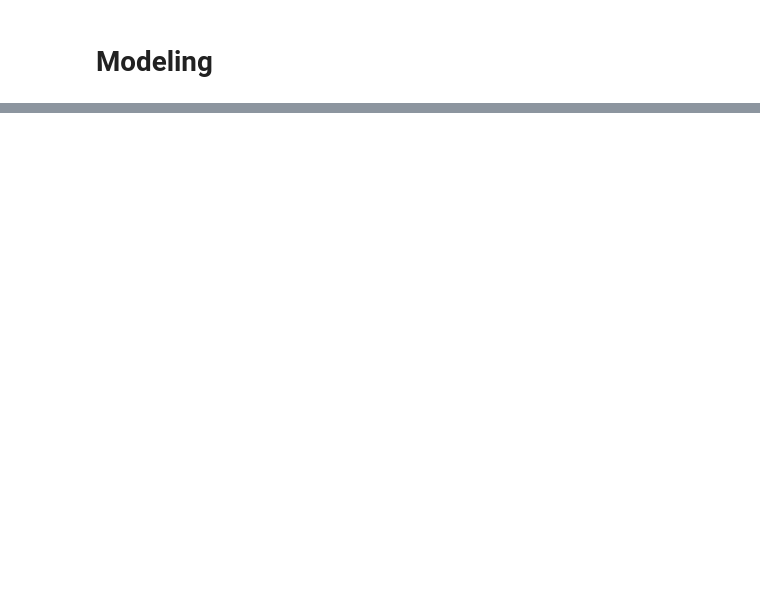
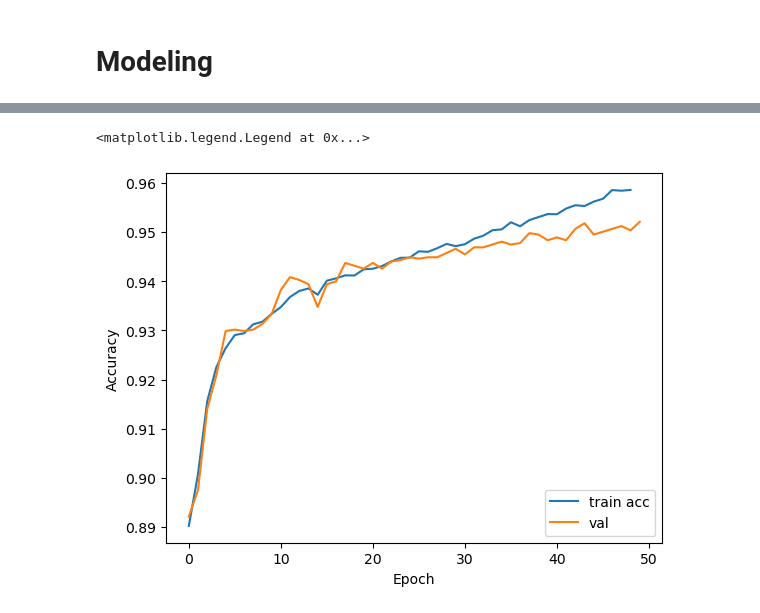
Before and after one commit to geckoslab/ai-models, a Jupyter notebook: notebooks/nlp-summarization-text.ipynb, the cells around one changed output, grey strips where cells are left out. Saved outputs shown, nothing was run; the diff lists cells and outputs as text; code cells hidden in the pictures; blank space fills up the shorter version.

```diff
--- a/notebooks/nlp-summarization-text.ipynb
+++ b/notebooks/nlp-summarization-text.ipynb
@@ -97,0 +317,6 @@ y_embedding_matrix = get_embedding_matrix(y_tokenizer, EMBEDDING_DIM, y_vocab_si
+# %%
+seq2seq = build_seq2seq_model(
+    EMBEDDING_DIM, LATENT_DIM, MAX_TEXT_LENGTH,
+    x_vocab_size=x_vocab_size, y_vocab_size=y_vocab_size,
+    x_embedding_matrix=x_embedding_matrix, y_embedding_matrix=y_embedding_matrix
+)
@@ -97,0 +341,32 @@ y_embedding_matrix = get_embedding_matrix(y_tokenizer, EMBEDDING_DIM, y_vocab_si
+# %%
+callbacks = [
+    EarlyStopping(monitor='val_loss', mode='min', verbose=1, patience=2),
+    ReduceLROnPlateau(monitor='val_loss', factor=0.1, patience=2, min_lr=0.000001, verbose=1),
+]
+
+model = seq2seq['model']
+
+encoder_input = seq2seq['inputs']['encoder']
+decoder_input = seq2seq['inputs']['decoder']
+
+encoder_output = seq2seq['outputs']['encoder']
+decoder_output = seq2seq['outputs']['decoder']
+
+encoder_final_states = seq2seq['states']['encoder']
+decoder_final_states = seq2seq['states']['decoder']
+
+decoder_embedding_layer = seq2seq['layers']['decoder']['embedding']
+last_decoder_lstm = seq2seq['layers']['decoder']['last_decoder_lstm']
+decoder_dense = seq2seq['layers']['decoder']['dense']
+
+history = model.fit(
+    [x_train_padded, y_train_padded[:, :-1]],
+    y_train_padded.reshape(y_train_padded.shape[0], y_train_padded.shape[1], 1)[:, 1:],
+    epochs=NUM_EPOCHS,
+    batch_size=128,
+    callbacks=callbacks,
+    validation_data=(
+        [x_val_padded, y_val_padded[:, :-1]],
+        y_val_padded.reshape(y_val_padded.shape[0], y_val_padded.shape[1], 1)[:, 1:]
+    )
+)
@@ -97,0 +391,10 @@ y_embedding_matrix = get_embedding_matrix(y_tokenizer, EMBEDDING_DIM, y_vocab_si
+# %%
+# Accuracy
+plt.plot(history.history['accuracy'][1:], label='train acc')
+plt.plot(history.history['val_accuracy'], label='val')
+plt.xlabel('Epoch')
+plt.ylabel('Accuracy')
+plt.legend(loc='lower right')
+# %% [output]
+<matplotlib.legend.Legend at 0x...>
+[figure, added]
```
Also changed, not shown: parts of 23 cells of this notebook.
